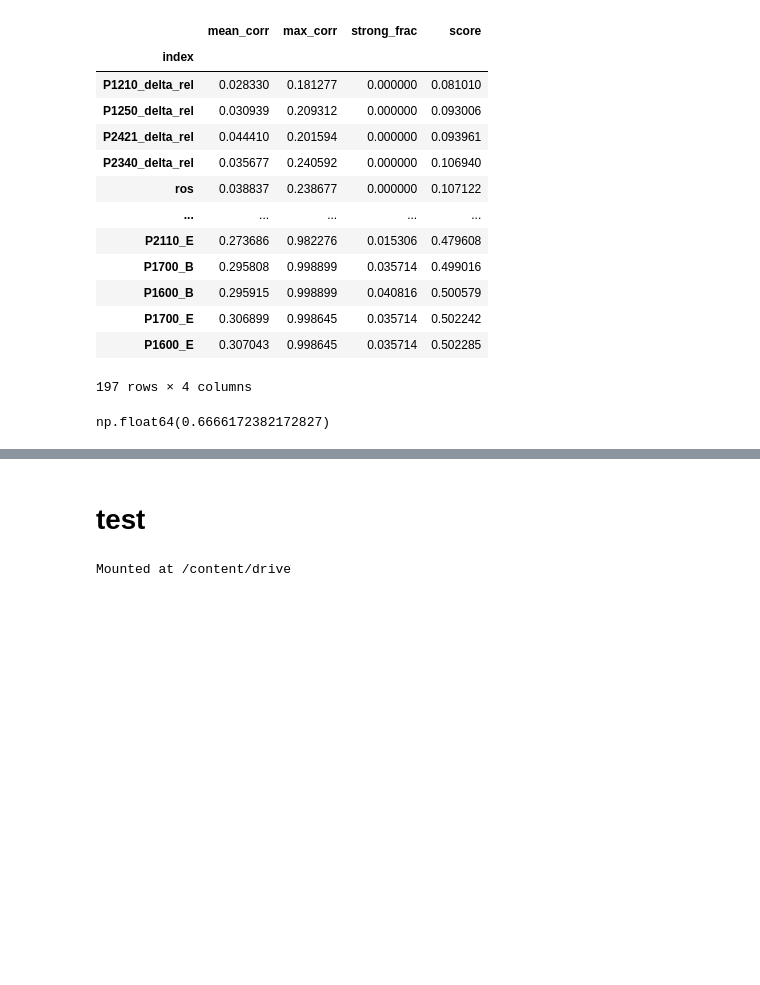
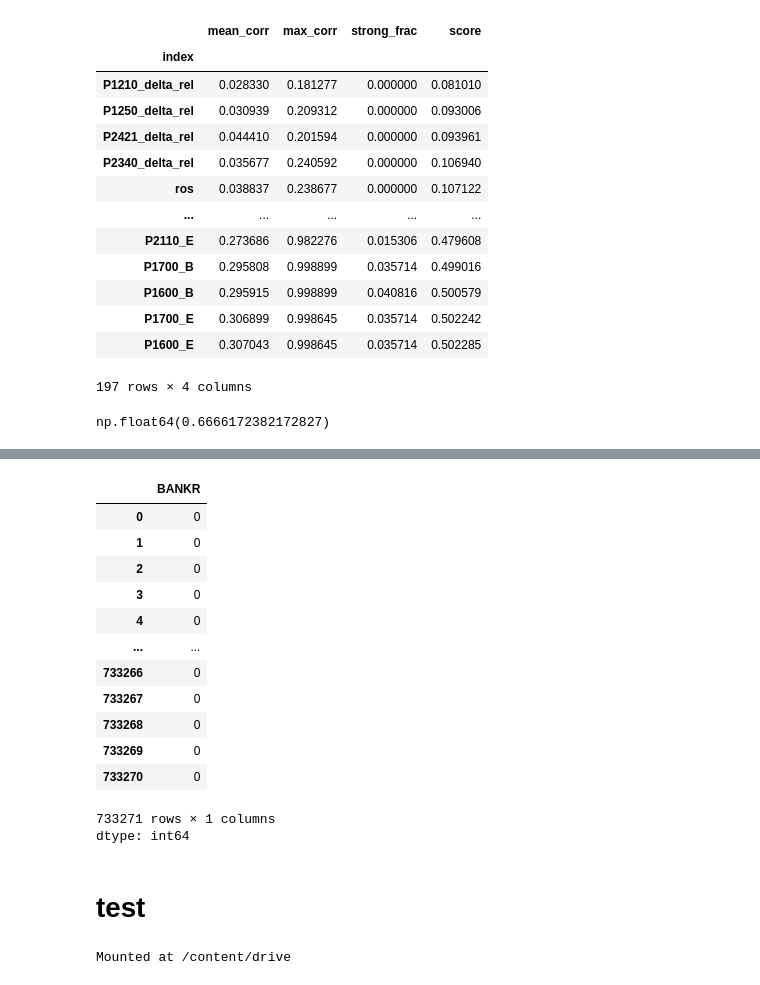
Before and after one commit to V-L-A-P-P/Bankruptcy_Prediction_2.0, a Jupyter notebook: notebooks/feature_engineering.ipynb, the cells around one changed output, grey strips where cells are left out. Saved outputs shown, nothing was run; the diff lists cells and outputs as text; code cells hidden in the pictures; blank space fills up the shorter version.

Commit message:
fixed bug when target was dropped(multicoll)

```diff
--- a/notebooks/feature_engineering.ipynb
+++ b/notebooks/feature_engineering.ipynb
@@ -6,7 +6,7 @@ import numpy as np
 import seaborn as sns
 import matplotlib.pyplot as plt
 # %%
-data = pd.read_csv('train.csv')
+data = pd.read_csv('drive/MyDrive/train.csv')
 # %%
 data.shape
 # %% [output]
@@ -669,9 +669,14 @@ stat_feature_corr.mean_corr.corr(stat_feature_corr.max_corr)
 # %% [output]
 np.float64(0.6666172382172827)
 # %%
-def delete_mulitcoll_features(data, stat_feature_corr, n):
+def delete_mulitcoll_features(data, stat_feature_corr, n, target='BANKR'):
   stat_feature_corr = stat_feature_corr.sort_values(by='score', ascending=True)
-  return data[stat_feature_corr.iloc[:n].index]
+  selected = stat_feature_corr.index[:n].to_list()
+
+  if target not in selected:
+    selected.append(target)
+
+  return data[selected]
 # %%
 data_lin_reg = delete_mulitcoll_features(data, stat_feature_corr, 120).copy()
 # %%
@@ -698,3 +687,20 @@ pd.read_csv('data_lin_reg.csv')
+# %%
+data_lin_reg.BANKR
+# %% [output]
+|  | BANKR |
+| 0 | 0 |
+| 1 | 0 |
+| 2 | 0 |
+| 3 | 0 |
+| 4 | 0 |
+| ... | ... |
+| 733266 | 0 |
+| 733267 | 0 |
+| 733268 | 0 |
+| 733269 | 0 |
+| 733270 | 0 |
+733271 rows × 1 columns
+dtype: int64
 # %% [markdown]
 # test
 # %%
```
Also changed, not shown: parts of 2 cells of this notebook.
